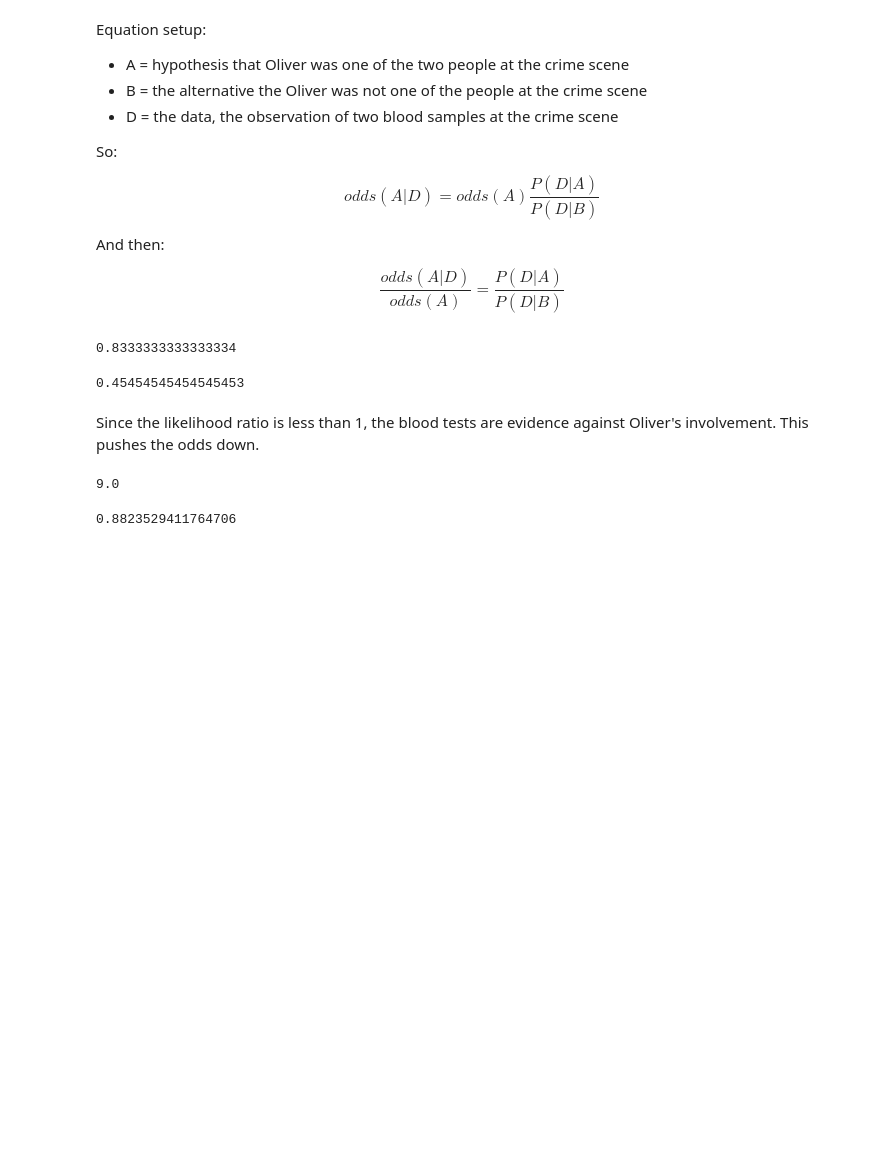
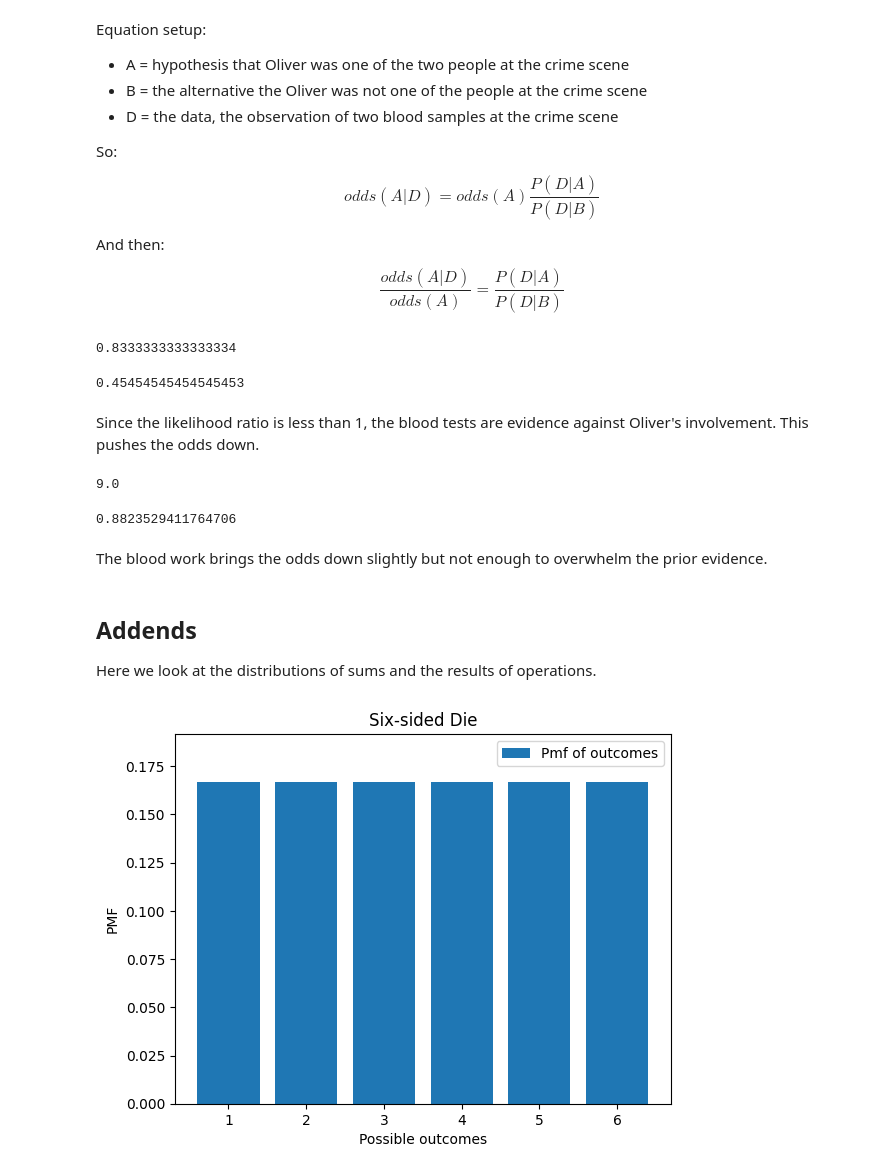
Before and after one commit to coletlacroix/math, a Jupyter notebook: 00.10_Think_Bayes_Downey/6_odds_and_addends.ipynb, the cells around one changed output. Drawn from its saved outputs; the diff is of its cells as text; code cells hidden in the pictures; blank space fills up the shorter version.

```diff
--- a/00.10_Think_Bayes_Downey/6_odds_and_addends.ipynb
+++ b/00.10_Think_Bayes_Downey/6_odds_and_addends.ipynb
@@ -139,3 +139,31 @@ prob(post_odds)
 # %% [output]
 9.0
 0.8823529411764706
+# %% [markdown]
+The blood work brings the odds down slightly but not enough to overwhelm the prior evidence.
+# %% [markdown]
+## Addends
+
+Here we look at the distributions of sums and the results of operations.
+# %%
+import numpy as np
+from empiricaldist import Pmf
+
+def make_die(sides):                       # define a function that builds a fair die's distribution, given the number of sides
+    outcomes = np.arange(1, sides+1)        # generate the possible outcomes: 1, 2, ..., (+1 because the function is exclusive of the upper bound)
+    die = Pmf(1/sides, outcomes)            # build a Pmf (probability mass function) assigning equal probability 1/sides to each outcome
+    return die                              # return the resulting Pmf object representing a uniform distribution over the die's faces
+# %%
+die = make_die(6)
+# %%
+import matplotlib.pyplot as plt
+
+die.bar(label='Pmf of outcomes')
+plt.xlabel('Possible outcomes')
+plt.ylabel('PMF')
+plt.title('Six-sided Die')
+plt.ylim(0, die.max() * 1.15)   # add ~30% headroom above the tallest bar so the legend has room
+plt.legend()
+plt.show()
+# %% [output]
+[figure, added]
```
Also changed, not shown: parts of 15 cells of this notebook, 2 other files.
